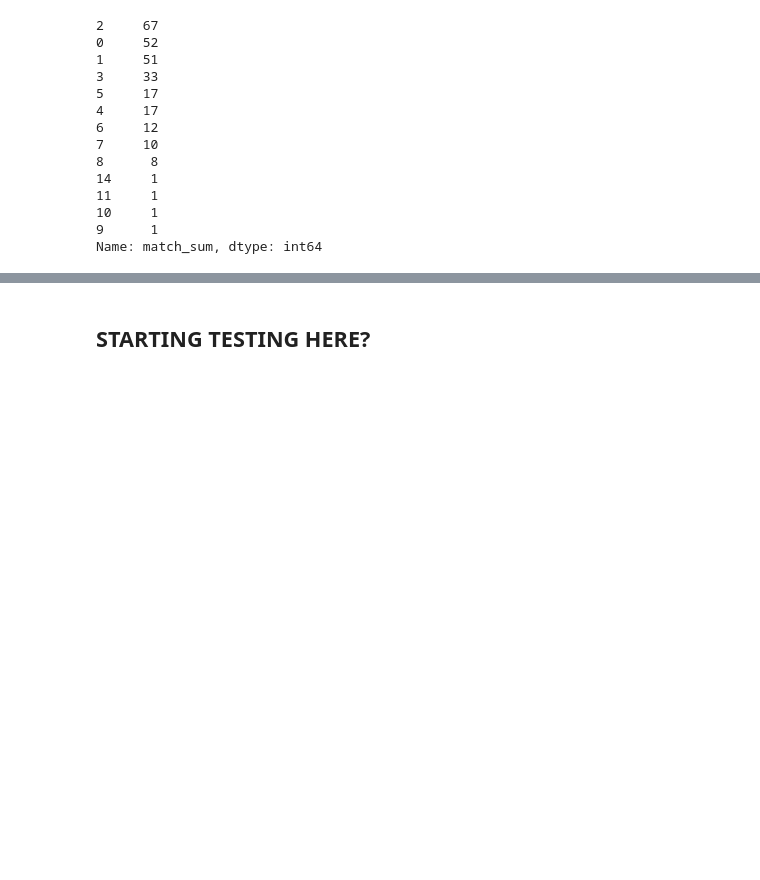
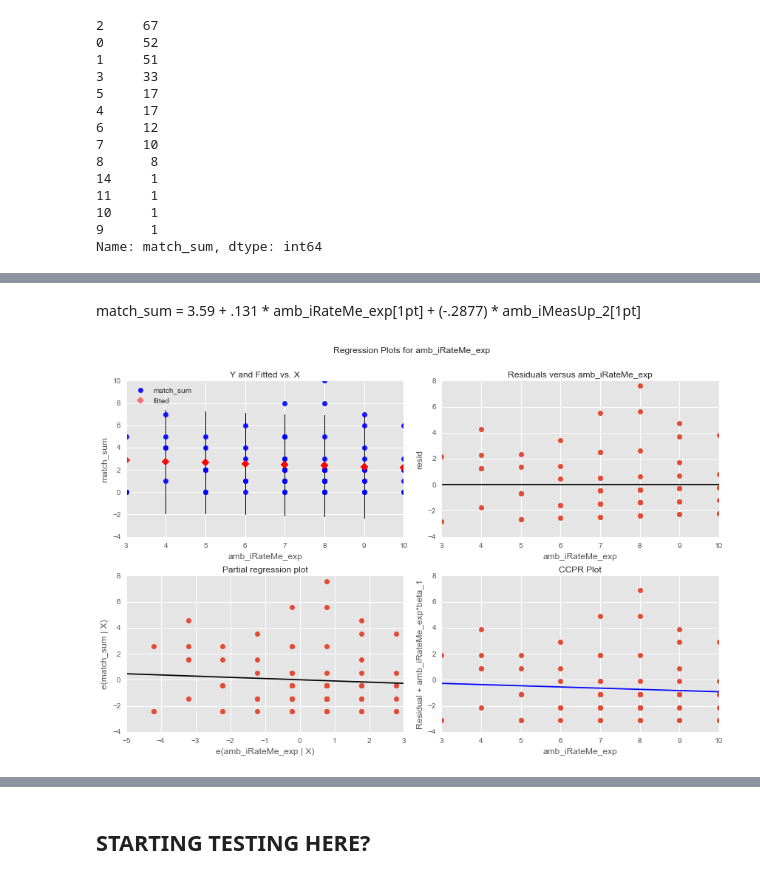
Before and after one commit to MirandaRemmer/DS-SF-23-work, a Jupyter notebook: final-project - MR/4/SpeedDatingDataset_FinalProject_REMMER_draft3.ipynb, the cells around one changed output, grey strips where cells are left out. Cells and saved outputs as stored; diff of their text form; code cells hidden in the pictures; blank space fills up the shorter version.

```diff
--- a/final-project - MR/4/SpeedDatingDataset_FinalProject_REMMER_draft3.ipynb
+++ b/final-project - MR/4/SpeedDatingDataset_FinalProject_REMMER_draft3.ipynb
@@ -2106,0 +2191,4 @@ OLS Regression Results
+# %%
+model = smf.ols(formula = 'match_sum ~ amb_iRateMe_exp + amb_iMeasUp_2' , data = subsetdf_OPME1).fit()
+
+model.summary()
@@ -2106,0 +2214,7 @@ OLS Regression Results
+# %% [markdown]
+match_sum = 3.59 + .131 * amb_iRateMe_exp[1pt]  + (-.2877) * amb_iMeasUp_2[1pt]
+# %%
+figure = plt.figure(figsize = (12, 8))
+figure = sm.graphics.plot_regress_exog(model, 'amb_iRateMe_exp', fig = figure)
+# %% [output]
+[figure, added]
```
Also changed, not shown: parts of 58 cells of this notebook, 1 other file.
